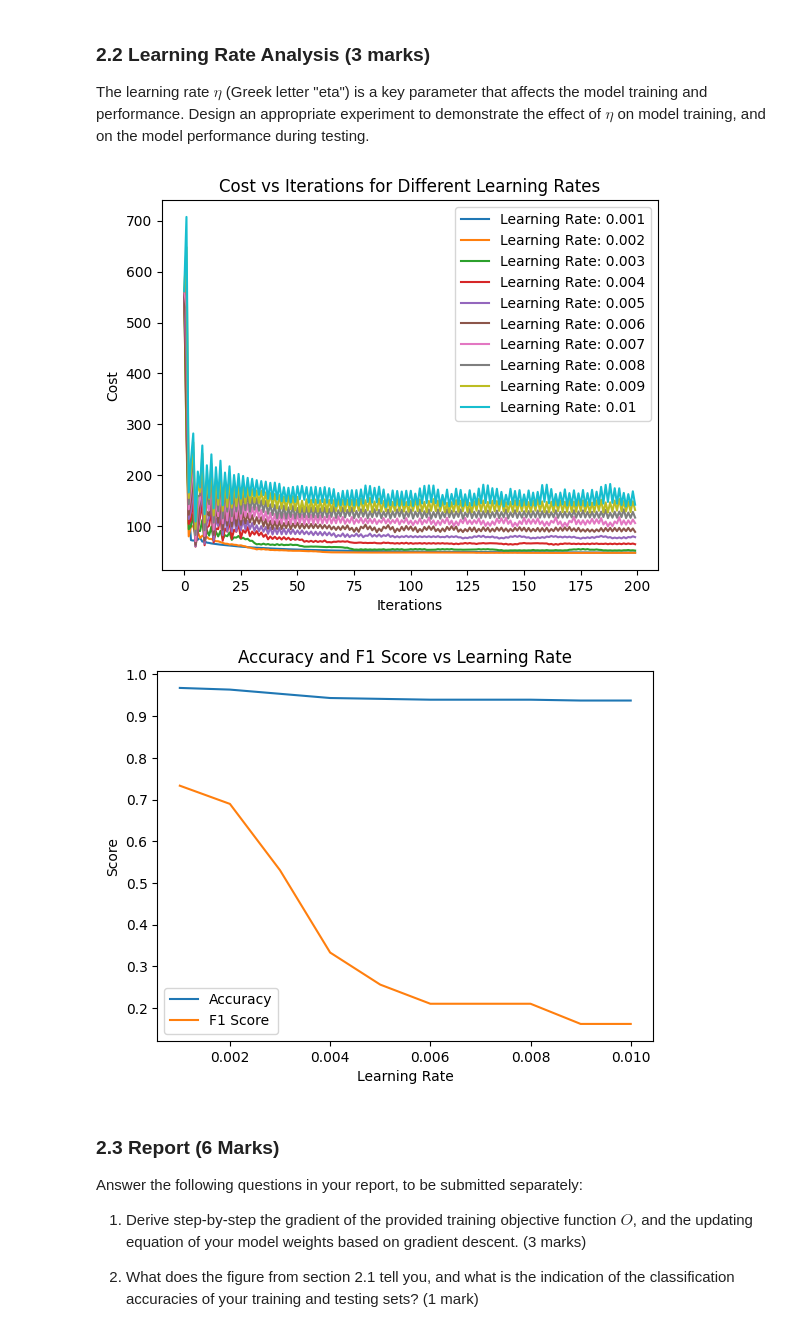
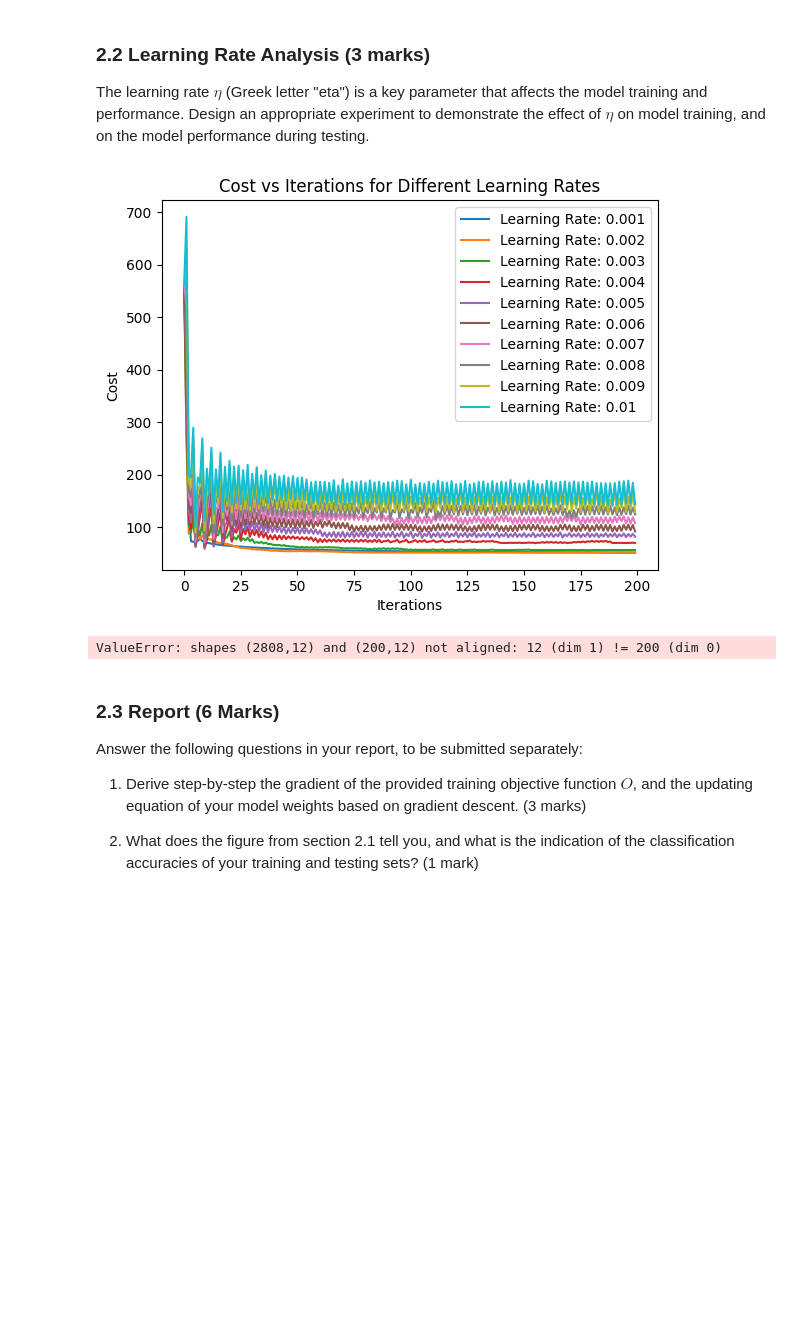
Before and after one commit to orbitaldr0p/COMP24112-Labs, a Jupyter notebook: COMP24112_CW.ipynb, the cells around one changed output. Cells and saved outputs as stored; diff of their text form; code cells hidden in the pictures; blank space fills up the shorter version.

```diff
--- a/COMP24112_CW.ipynb
+++ b/COMP24112_CW.ipynb
@@ -238,38 +238,38 @@ plt.legend()
 plt.show()
 
 # Plotting each accuracy item
-for i, cost in enumerate(w_all):
-    accuracy_per_iteration = [accuracy_score(train_y_cls, linear_predict(train_X_cls, w)) for w in w_all]
-    plt.plot(cost, label=f'Learning Rate: {learning_rates[i]}')
+for i, weight in enumerate(w_all):
+    accuracy_per_iteration = [accuracy_score(train_y_cls, linear_predict(train_X_cls, w)) for w in weight]
+    plt.plot(accuracy_per_iteration, label=f'Learning Rate: {learning_rates[i]}')
 
 plt.xlabel('Iterations')
 plt.ylabel('Cost')
 plt.title('Accuracy vs Iterations for Different Learning Rates')
 plt.legend()
 plt.show()
 
 test_y_pred = [linear_predict(test_X_cls, w_all[i][-1]) for i in range(len(learning_rates))] # Use the final weights from training
 
 
 accuracies = []
 f1_scores = []
 
 for y_pred in test_y_pred:
     accuracy = accuracy_score(test_y_cls, y_pred)
     f1 = f1_score(test_y_cls, y_pred)
     accuracies.append(accuracy)
     f1_scores.append(f1)
 
 plt.plot(learning_rates, accuracies, label='Accuracy')
 plt.plot(learning_rates, f1_scores, label='F1 Score')
 plt.xlabel('Learning Rate')
 plt.ylabel('Score')
 plt.title('Accuracy and F1 Score vs Learning Rate')
 plt.legend()
 plt.show()
 # %% [output]
-[figure, old version]
+[figure, new version]
-[figure, removed]
+ValueError: shapes (2808,12) and (200,12) not aligned: 12 (dim 1) != 200 (dim 0)
 # %% [markdown]
 ### 2.3 Report (6 Marks)
 Answer the following questions in your report, to be submitted separately:
```
Also changed, not shown: parts of 3 cells of this notebook.
